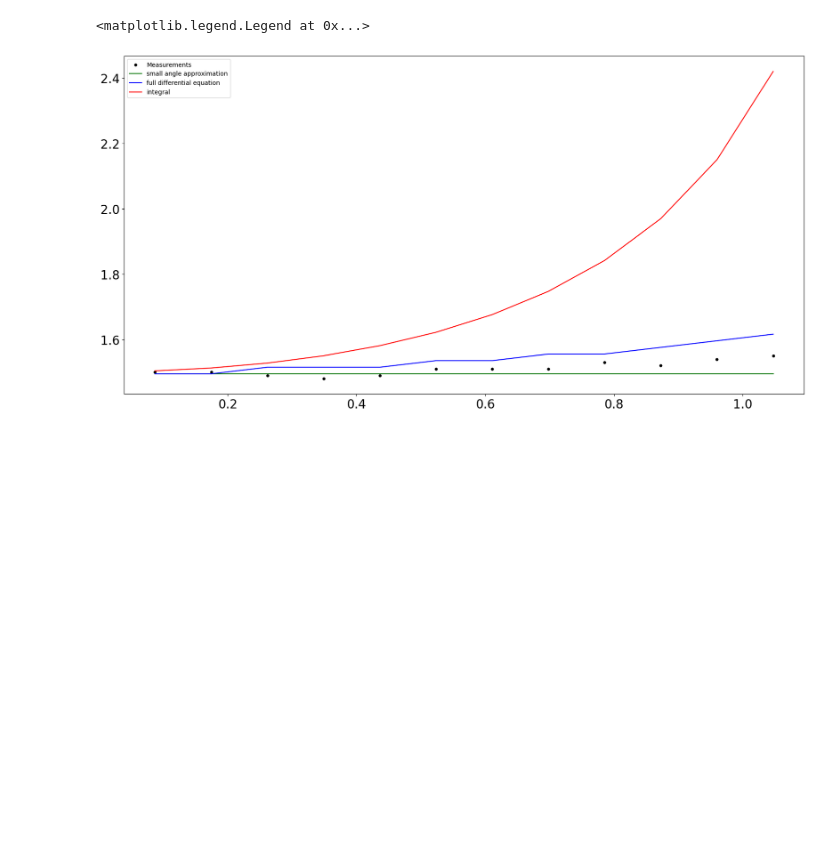
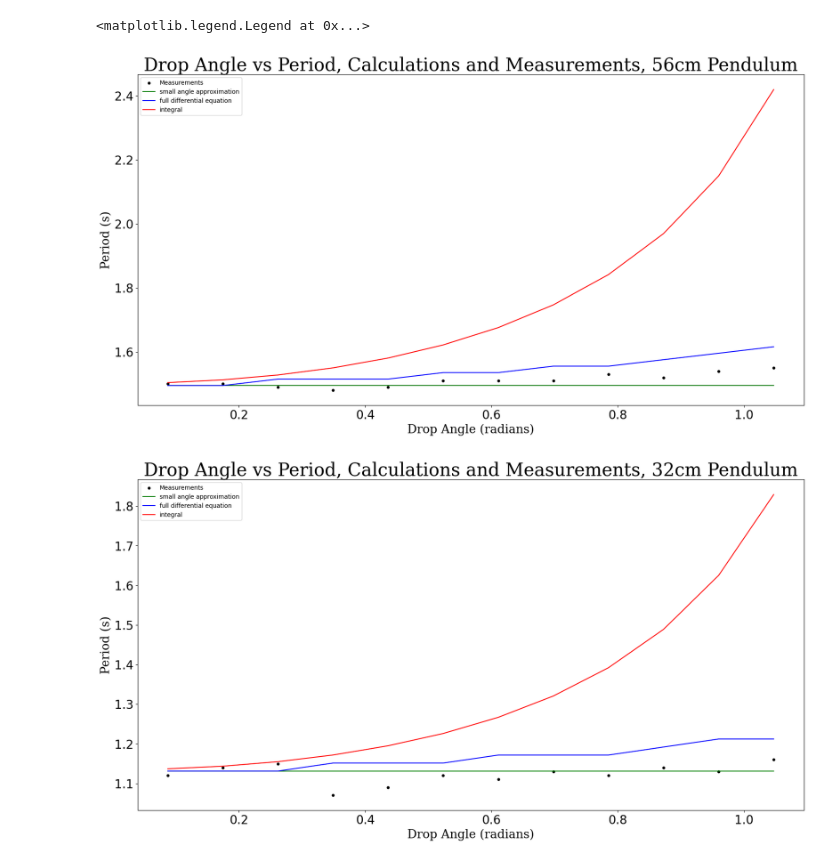
Before and after one commit to royalnorthen/Physics-III-Lab, a Jupyter notebook: pendulum lab.ipynb, the cells around one changed output. Drawn from its saved outputs; the diff is of its cells as text; code cells hidden in the pictures; blank space fills up the shorter version.

Commit message:
more finished graphs

```diff
--- a/pendulum lab.ipynb
+++ b/pendulum lab.ipynb
@@ -78,32 +78,56 @@ omega_FDE_l2 = np.zeros(12, dtype=object)
 T_FDE_l2 = np.zeros(12, dtype=object)
 
 T_integral_l2 = np.zeros(12, dtype=object)
 
 for i in range(0, 12):
     x0 = [drop_angle[i], 0.0]
     theta0 = drop_angle[i]
 
     theta_SAA_l2[i], omega_SAA_l2[i] = odeint(SAA_model, x0, time_axis, args=(length,)).T
     theta_FDE_l2[i], omega_FDE_l2[i] = odeint(FDE_model, x0, time_axis, args=(length,)).T
 
     T_SAA_l2[i] = time_axis[find_peaks(theta_SAA_l2[i])[0][4]] / 5
     T_FDE_l2[i] = time_axis[find_peaks(theta_FDE_l2[i])[0][4]] / 5
 
     T_integral_l2[i] = 4 * (l2/g)**0.5 * quad(integrand, 0, np.pi/2, args=(theta0,))[0]
 
 
 
 # plotting
+LabelFont = {'family':'serif','color':'black','size':20}
+TitleFont = {'family':'serif','color':'black','size':30}
+
 fig1 = plt.figure(figsize=(20,10)) # l1 figure
 ax1 = fig1.add_subplot(111)
 ax1.scatter(drop_angle, period_l1, s=15, c='k', label="Measurements")
 ax1.plot(drop_angle, T_SAA_l1, c='g', label="small angle approximation")
 ax1.plot(drop_angle, T_FDE_l1, c='b', label="full differential equation")
 ax1.plot(drop_angle, T_integral_l1, c='r', label="integral")
 
 ax1.xaxis.set_tick_params(labelsize=20)
 ax1.yaxis.set_tick_params(labelsize=20)
-plt.legend()
+ax1.set_xlabel("Drop Angle (radians)", fontdict=LabelFont)
+ax1.set_ylabel("Period (s)", fontdict=LabelFont)
+ax1.set_title("Drop Angle vs Period, Calculations and Measurements, 56cm Pendulum", fontdict=TitleFont)
+ax1.legend()
+
+
+fig2 = plt.figure(figsize=(20,10)) # l2 figure
+ax2 = fig2.add_subplot(111)
+ax2.scatter(drop_angle, period_l2, s=15, c='k', label="Measurements")
+ax2.plot(drop_angle, T_SAA_l2, c='g', label="small angle approximation")
+ax2.plot(drop_angle, T_FDE_l2, c='b', label="full differential equation")
+ax2.plot(drop_angle, T_integral_l2, c='r', label="integral")
+
+ax2.xaxis.set_tick_params(labelsize=20)
+ax2.yaxis.set_tick_params(labelsize=20)
+ax2.set_xlabel("Drop Angle (radians)", fontdict=LabelFont)
+ax2.set_ylabel("Period (s)", fontdict=LabelFont)
+ax2.set_title("Drop Angle vs Period, Calculations and Measurements, 32cm Pendulum", fontdict=TitleFont)
+ax2.legend()
+
+# adding error bars on our measurements could be good, too
 # %% [output]
 <matplotlib.legend.Legend at 0x...>
-[figure, old version]
+[figure, new version]
+[figure, added]
```
